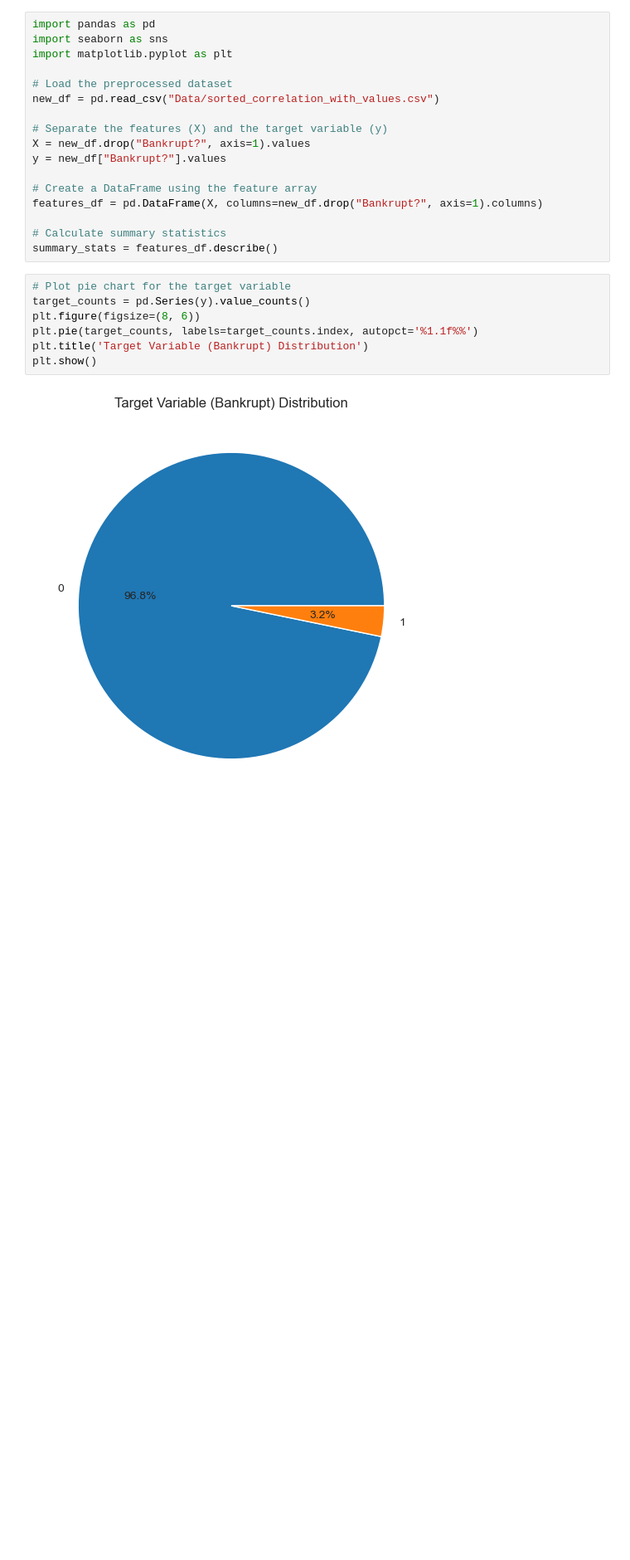
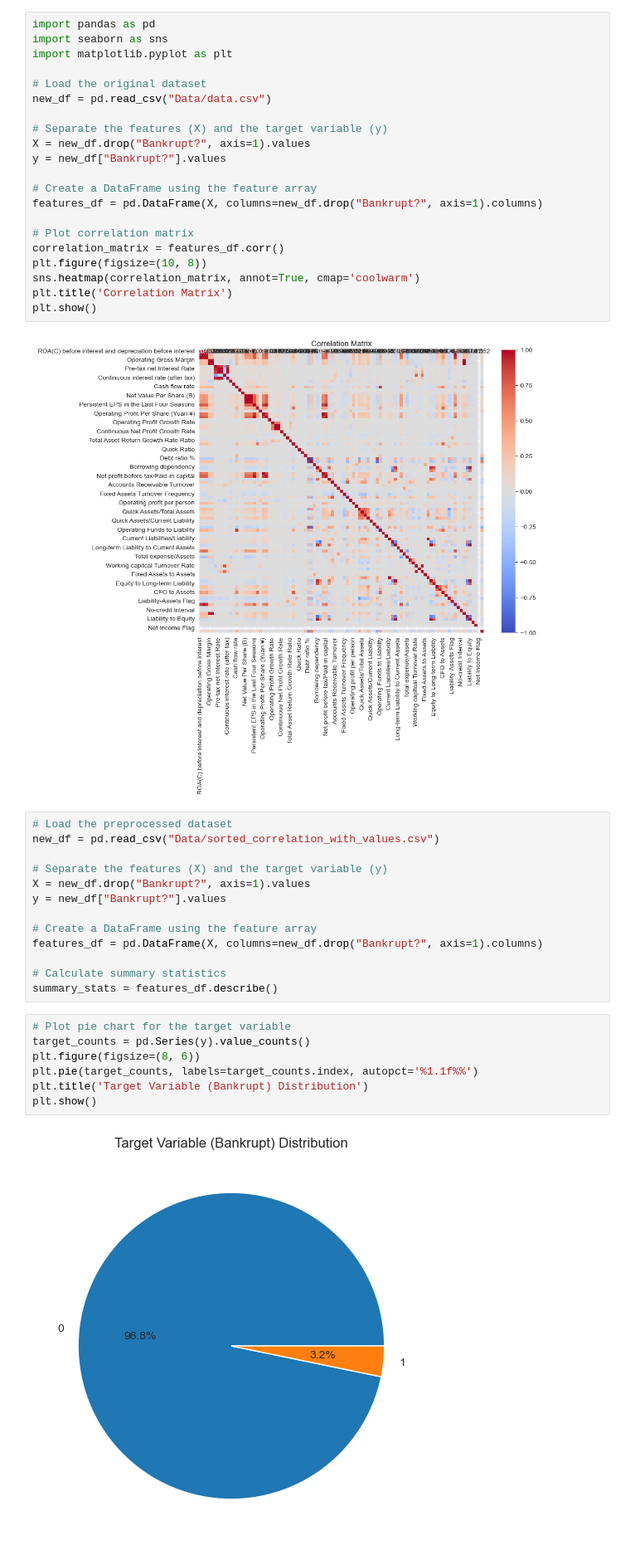
Before and after one commit to ardinka/ISOM3360-Team-12, a Jupyter notebook: data_visualisation.ipynb, the cells around one changed output. Shown at 83% size. Saved outputs shown, nothing was run; the diff lists cells and outputs as text; blank space fills up the shorter version.

Commit message:
minor fix correlation matrix

```diff
--- a/data_visualisation.ipynb
+++ b/data_visualisation.ipynb
@@ -1,8 +1,27 @@
+# %%
+import pandas as pd
+import seaborn as sns
+import matplotlib.pyplot as plt
+
+# Load the original dataset
+new_df = pd.read_csv("Data/data.csv")
+
+# Separate the features (X) and the target variable (y)
+X = new_df.drop("Bankrupt?", axis=1).values
+y = new_df["Bankrupt?"].values
+
+# Create a DataFrame using the feature array
+features_df = pd.DataFrame(X, columns=new_df.drop("Bankrupt?", axis=1).columns)
+
+# Plot correlation matrix
+correlation_matrix = features_df.corr()
+plt.figure(figsize=(10, 8))
+sns.heatmap(correlation_matrix, annot=True, cmap='coolwarm')
+plt.title('Correlation Matrix')
+plt.show()
+# %% [output]
+[figure, added]
 # %%
-import pandas as pd
-import seaborn as sns
-import matplotlib.pyplot as plt
-
 # Load the preprocessed dataset
 new_df = pd.read_csv("Data/sorted_correlation_with_values.csv")
 
```
